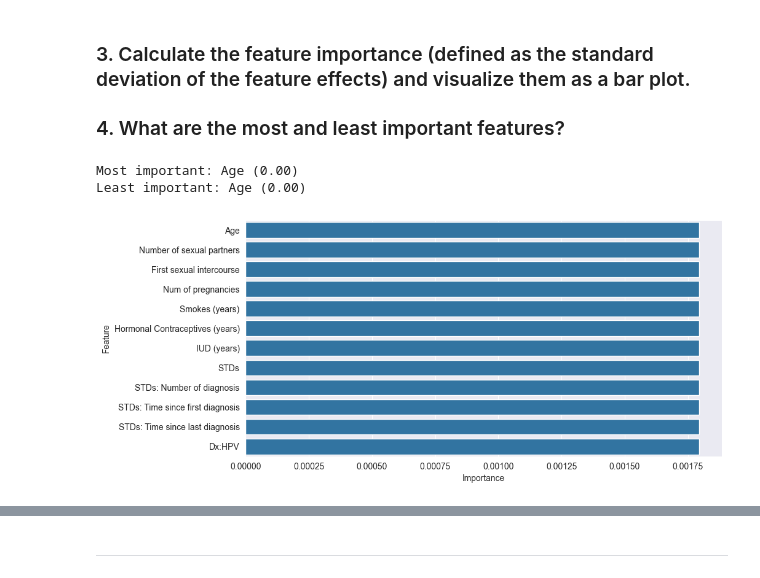
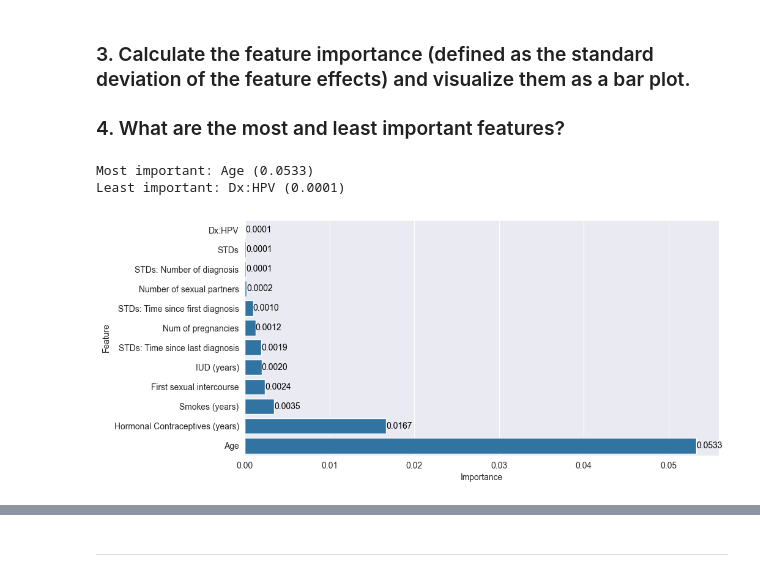
Before and after one commit to nirgoren/biology-hw1, a Jupyter notebook: Homework 1 Interpretable ML.ipynb, the cells around one changed output, grey strips where cells are left out. Cells and saved outputs as stored; diff of their text form; code cells hidden in the pictures.

```diff
--- a/Homework 1 Interpretable ML.ipynb
+++ b/Homework 1 Interpretable ML.ipynb
@@ -216,23 +243,24 @@ import matplotlib.pyplot as plt
 import seaborn as sns
 
 
-def plot_feature_importance(model, X=X):
-    feature_importance = model.coef_[0]
-    # feature_importance = feature_importance / feature_importance.std()
-    feature_importance = feature_importance.std()
-    feature_importance = pd.Series(feature_importance, index=X.columns).sort_values()
+def plot_feature_importance(feature_effects):
+    feature_importance = feature_effects.std()
+    feature_importance = pd.Series(feature_importance, index=X_train.columns).sort_values()
 
-    print(f'Most important: {feature_importance.idxmax()} ({feature_importance.max():.2f})')
-    print(f'Least important: {feature_importance.idxmin()} ({feature_importance.min():.2f})')
+    print(f'Most important: {feature_importance.idxmax()} ({feature_importance.max():.4f})')
+    print(f'Least important: {feature_importance.idxmin()} ({feature_importance.min():.4f})')
 
     plt.figure(figsize=(10, 5))
     sns.barplot(x=feature_importance, y=feature_importance.index)
+    # show values
+    for i, v in enumerate(feature_importance):
+        plt.text(v, i, f'{v:.4f}', color='black', va='center')
     plt.xlabel('Importance')
     plt.ylabel('Feature')
     plt.show()
 # %%
-plot_feature_importance(logistic_model)
+plot_feature_importance(calculate_feature_effects(logistic_model))
 # %% [output]
-Most important: Age (0.00)
-Least important: Age (0.00)
+Most important: Age (0.0533)
+Least important: Dx:HPV (0.0001)
-[figure, old version]
+[figure, new version]
```
Also changed, not shown: parts of 19 cells of this notebook.
